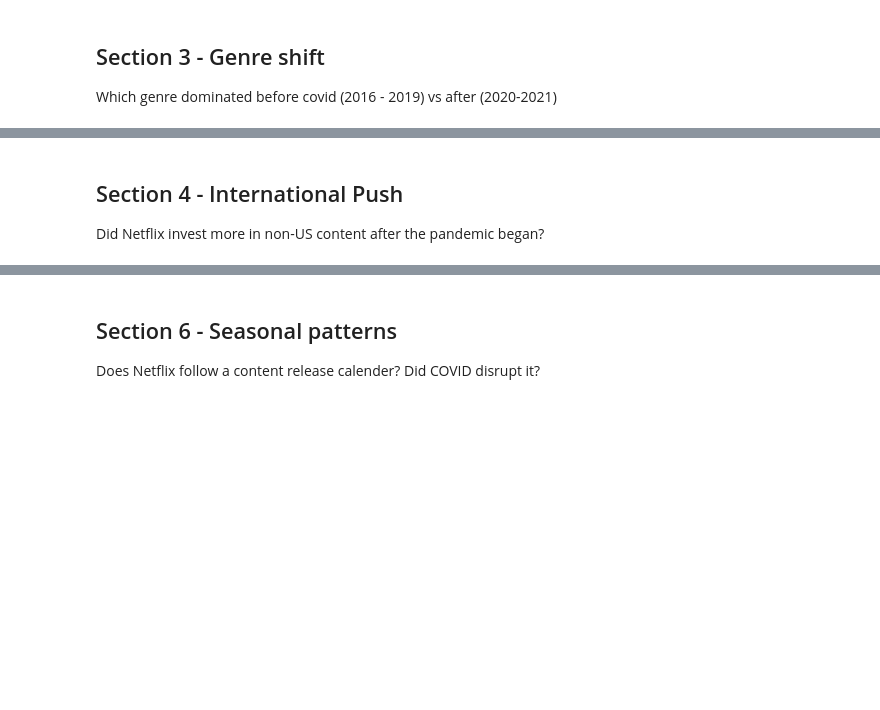
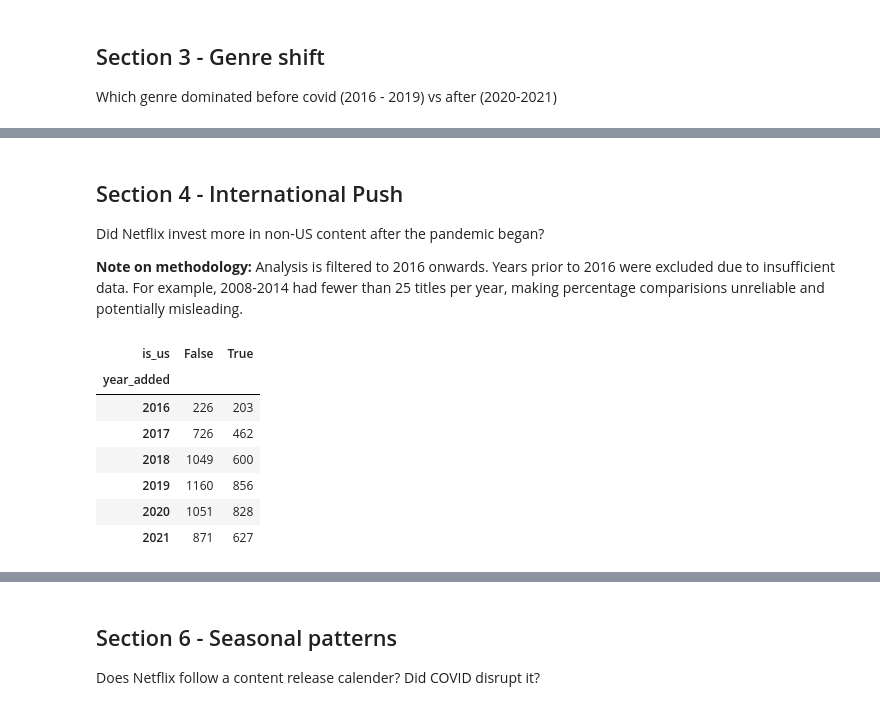
Before and after one commit to dairalmerino/NETFLIX-ANALYSIS-PROJECT, a Jupyter notebook: netflix_analysis.ipynb, the cells around one changed output, grey strips where cells are left out. Saved outputs shown, nothing was run; the diff lists cells and outputs as text; code cells hidden in the pictures; blank space fills up the shorter version.

```diff
--- a/netflix_analysis.ipynb
+++ b/netflix_analysis.ipynb
@@ -186,3 +190,17 @@ pivot_df
 # %% [markdown]
 ## Section 4 - International Push
 Did Netflix invest more in non-US content after the pandemic began?
+
+**Note on methodology:** Analysis is filtered to 2016 onwards. Years prior to 2016 were excluded due to insufficient data. For example, 2008-2014 had fewer than 25 titles per year, making percentage comparisions unreliable and potentially misleading.
+# %%
+netflix_filtered['is_us'] = netflix_filtered['country'].str.contains('United States', na = False)
+netflix_filtered.groupby(['year_added', 'is_us'])['title'].count().unstack()
+# %% [output]
+| is_us | False | True |
+| year_added |  |  |
+| 2016 | 226 | 203 |
+| 2017 | 726 | 462 |
+| 2018 | 1049 | 600 |
+| 2019 | 1160 | 856 |
+| 2020 | 1051 | 828 |
+| 2021 | 871 | 627 |
```
Also changed, not shown: parts of 17 cells of this notebook.
